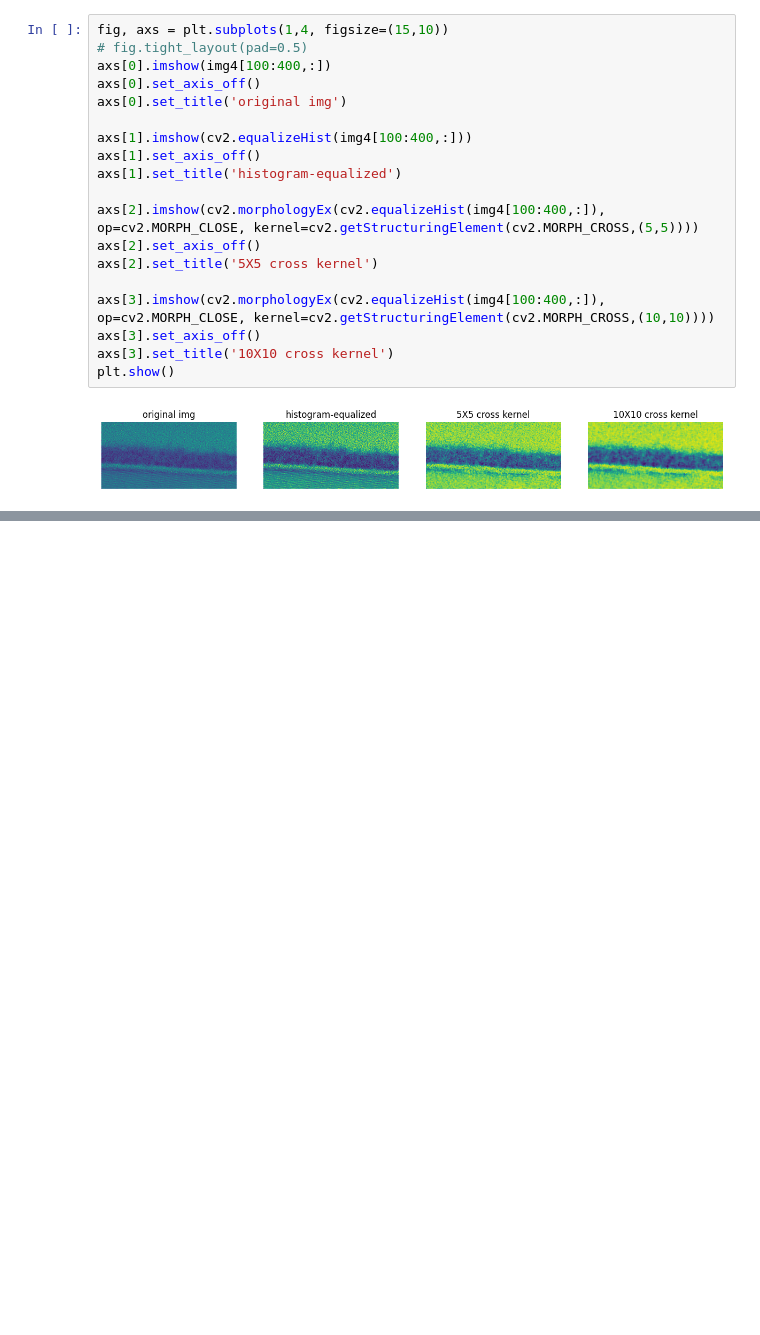
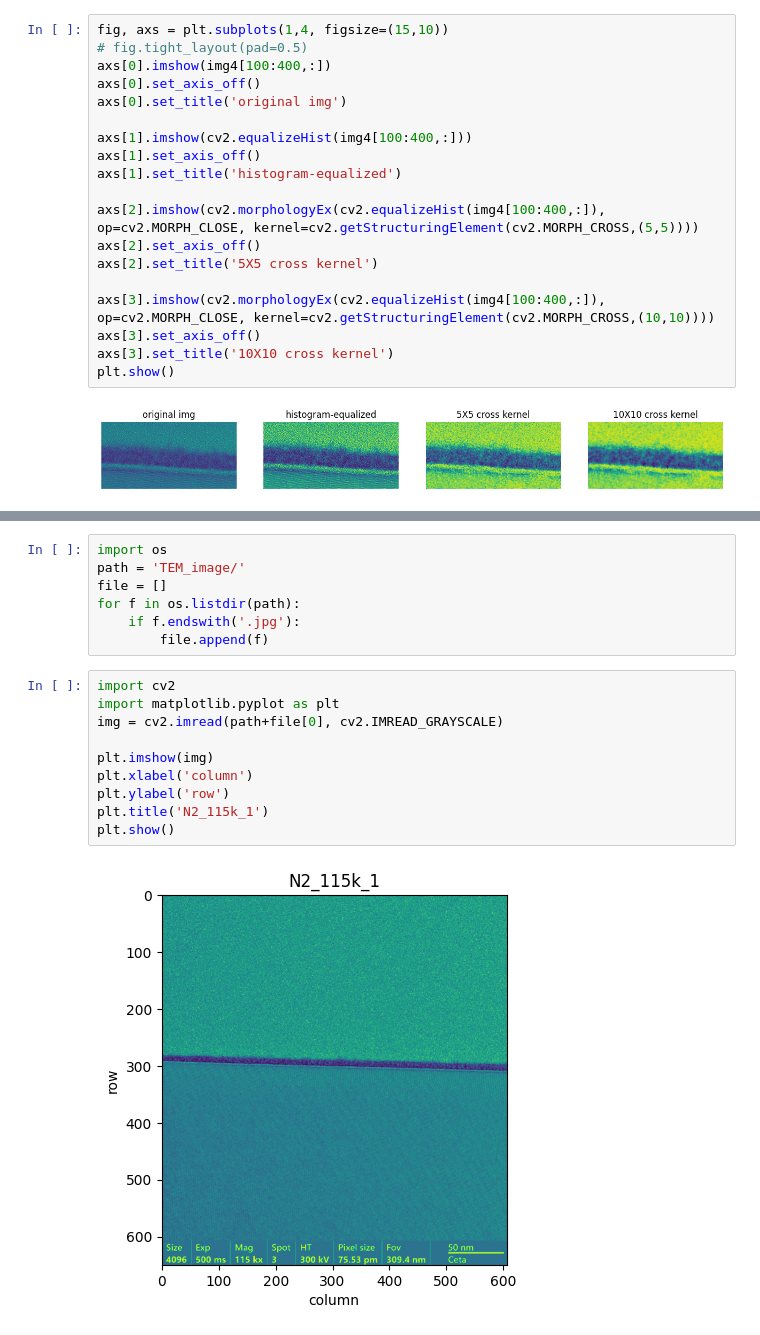
Before and after one commit to 24shiny/TEM_img, a Jupyter notebook: p0_test.ipynb, the cells around one changed output, grey strips where cells are left out. Drawn from its saved outputs; the diff is of its cells as text; blank space fills up the shorter version.

```diff
--- a/p0_test.ipynb
+++ b/p0_test.ipynb
@@ -133,0 +150,19 @@ plt.show()
+# %%
+import os
+path = 'TEM_image/'
+file = []
+for f in os.listdir(path):
+    if f.endswith('.jpg'):
+        file.append(f)
+# %%
+import cv2
+import matplotlib.pyplot as plt
+img = cv2.imread(path+file[0], cv2.IMREAD_GRAYSCALE)
+
+plt.imshow(img)
+plt.xlabel('column')
+plt.ylabel('row')
+plt.title('N2_115k_1')
+plt.show()
+# %% [output]
+[figure, added]
```
Also changed, not shown: parts of 10 cells of this notebook, 8 other files.
